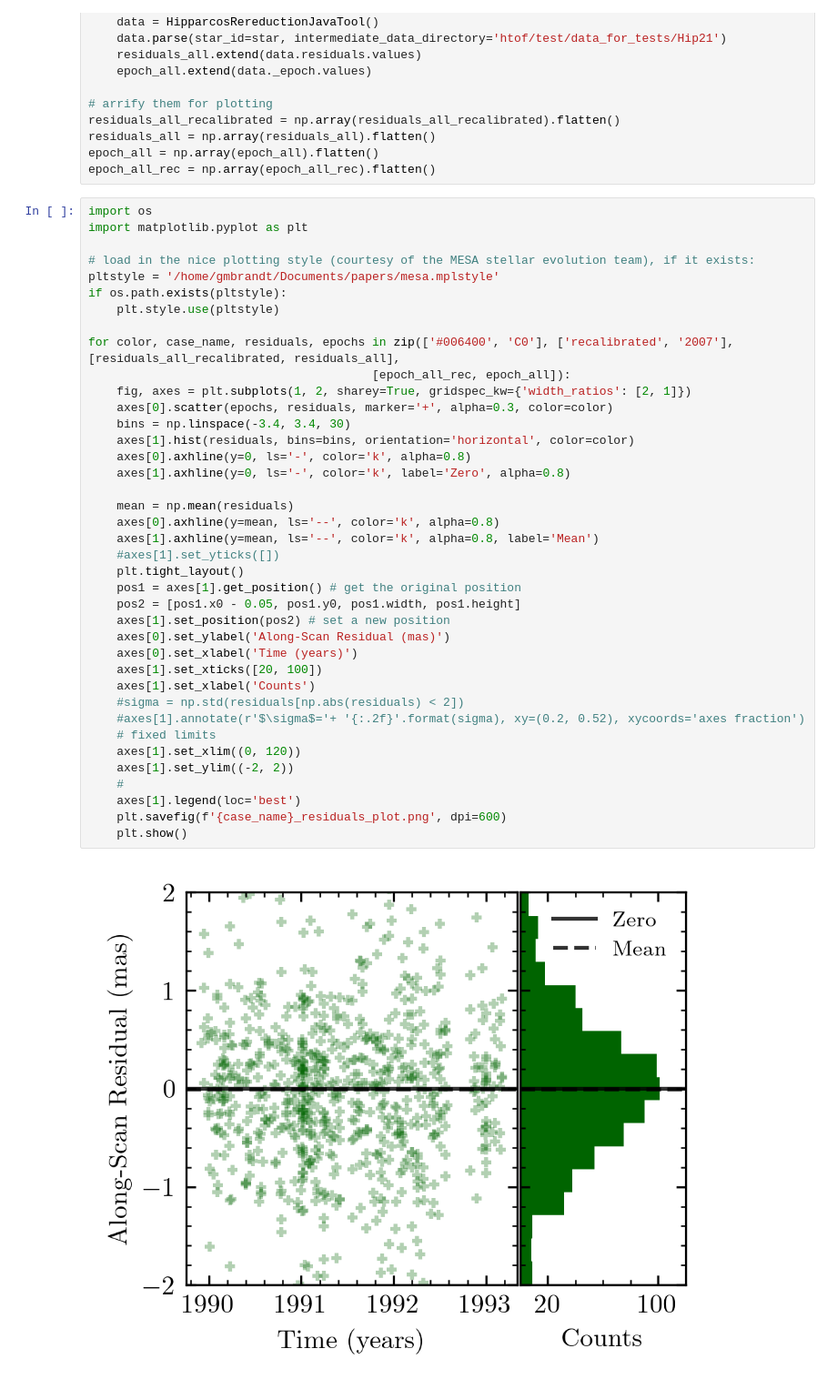
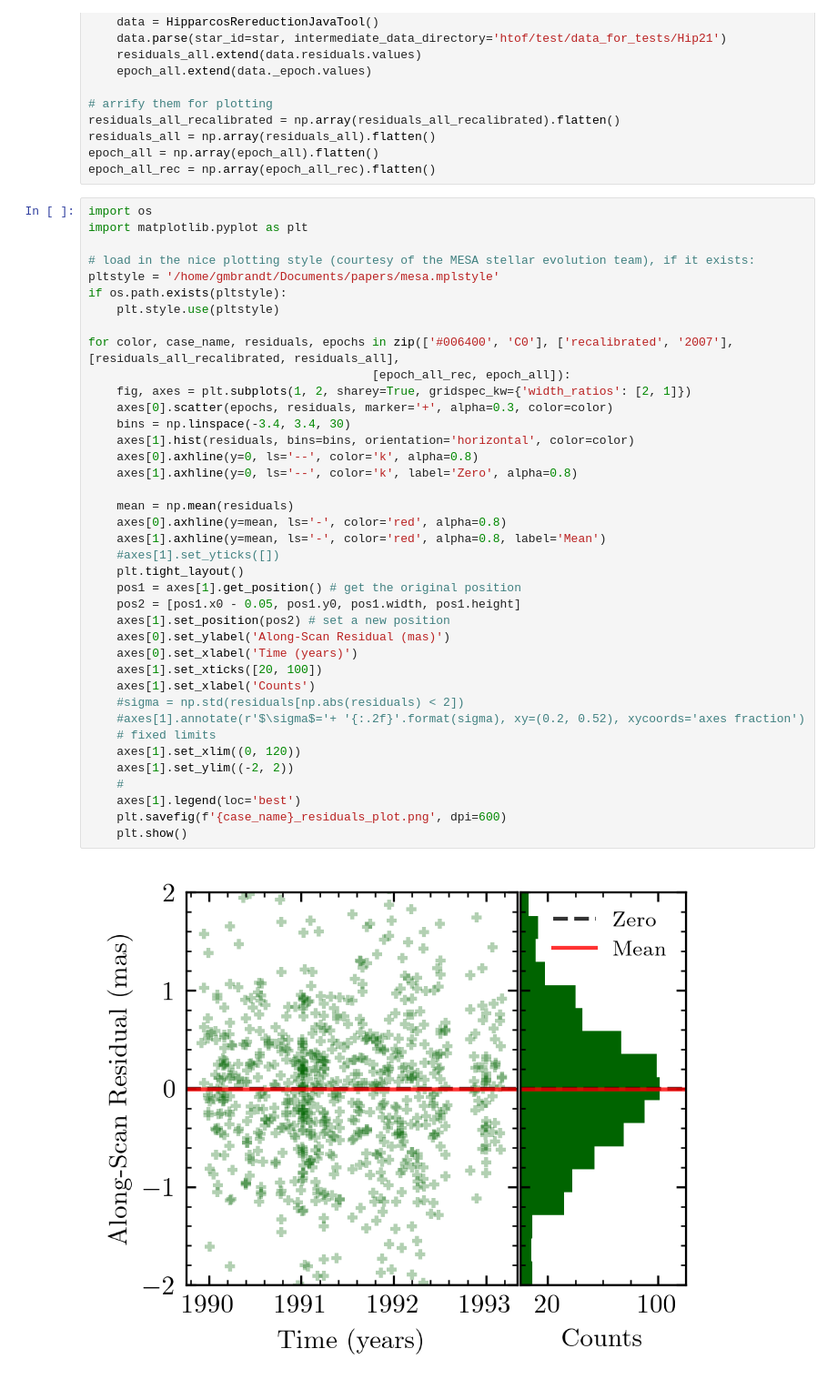
Before and after one commit to savannahpobre/HTOF, a Jupyter notebook: examples_recalibrating_hip2.ipynb, the cells around one changed output. Shown: that part at 91% size. Saved outputs shown, nothing was run; the diff lists cells and outputs as text.

```diff
--- a/examples_recalibrating_hip2.ipynb
+++ b/examples_recalibrating_hip2.ipynb
@@ -92,35 +92,35 @@ pltstyle = '/home/gmbrandt/Documents/papers/mesa.mplstyle'
 if os.path.exists(pltstyle):
     plt.style.use(pltstyle)
 
 for color, case_name, residuals, epochs in zip(['#006400', 'C0'], ['recalibrated', '2007'], [residuals_all_recalibrated, residuals_all],
                                         [epoch_all_rec, epoch_all]):
     fig, axes = plt.subplots(1, 2, sharey=True, gridspec_kw={'width_ratios': [2, 1]})
     axes[0].scatter(epochs, residuals, marker='+', alpha=0.3, color=color)
     bins = np.linspace(-3.4, 3.4, 30)
     axes[1].hist(residuals, bins=bins, orientation='horizontal', color=color)
-    axes[0].axhline(y=0, ls='-', color='k', alpha=0.8)
-    axes[1].axhline(y=0, ls='-', color='k', label='Zero', alpha=0.8)
+    axes[0].axhline(y=0, ls='--', color='k', alpha=0.8)
+    axes[1].axhline(y=0, ls='--', color='k', label='Zero', alpha=0.8)
 
     mean = np.mean(residuals)
-    axes[0].axhline(y=mean, ls='--', color='k', alpha=0.8)
-    axes[1].axhline(y=mean, ls='--', color='k', alpha=0.8, label='Mean')
+    axes[0].axhline(y=mean, ls='-', color='red', alpha=0.8)
+    axes[1].axhline(y=mean, ls='-', color='red', alpha=0.8, label='Mean')
     #axes[1].set_yticks([])
     plt.tight_layout()
     pos1 = axes[1].get_position() # get the original position
     pos2 = [pos1.x0 - 0.05, pos1.y0, pos1.width, pos1.height]
     axes[1].set_position(pos2) # set a new position
     axes[0].set_ylabel('Along-Scan Residual (mas)')
     axes[0].set_xlabel('Time (years)')
     axes[1].set_xticks([20, 100])
     axes[1].set_xlabel('Counts')
     #sigma = np.std(residuals[np.abs(residuals) < 2])
     #axes[1].annotate(r'$\sigma$='+ '{:.2f}'.format(sigma), xy=(0.2, 0.52), xycoords='axes fraction')
     # fixed limits
     axes[1].set_xlim((0, 120))
     axes[1].set_ylim((-2, 2))
     #
     axes[1].legend(loc='best')
     plt.savefig(f'{case_name}_residuals_plot.png', dpi=600)
     plt.show()
 # %% [output]
-[figure, old version]
+[figure, new version]
```
Also changed, not shown: parts of 9 cells of this notebook.
